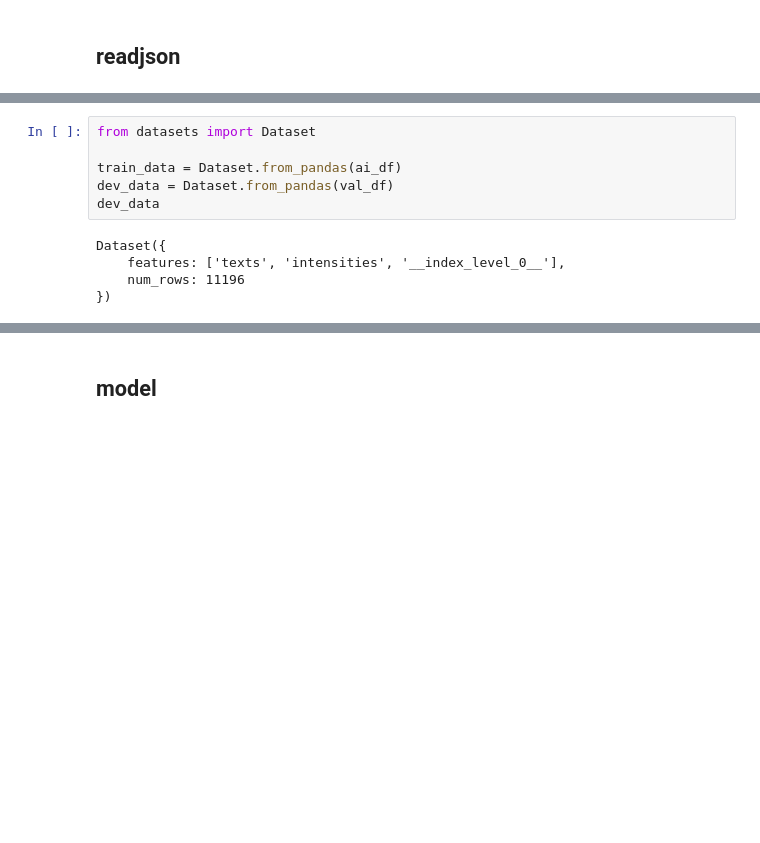
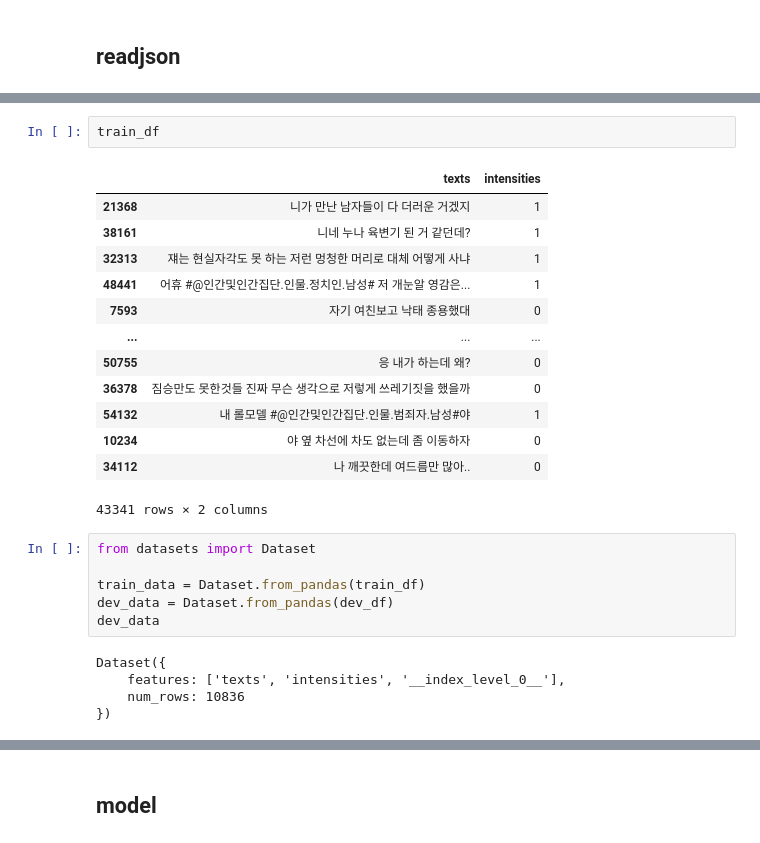
Before and after one commit to minjacho42/groomProject, a Jupyter notebook: tokenMasker/styleTokenMask.ipynb, the cells around one changed output, grey strips where cells are left out. Drawn from its saved outputs; the diff is of its cells as text; blank space fills up the shorter version.

```diff
--- a/tokenMasker/styleTokenMask.ipynb
+++ b/tokenMasker/styleTokenMask.ipynb
@@ -165,13 +180,29 @@ val_df
+# %%
+train_df
+# %% [output]
+|  | texts | intensities |
+| 21368 | 니가 만난 남자들이 다 더러운 거겠지 | 1 |
+| 38161 | 니네 누나 육변기 된 거 같던데? | 1 |
+| 32313 | 쟤는 현실자각도 못 하는 저런 멍청한 머리로 대체 어떻게 사냐 | 1 |
+| 48441 | 어휴 #@인간및인간집단.인물.정치인.남성# 저 개눈알 영감은... | 1 |
+| 7593 | 자기 여친보고 낙태 종용했대 | 0 |
+| ... | ... | ... |
+| 50755 | 응 내가 하는데 왜? | 0 |
+| 36378 | 짐승만도 못한것들 진짜 무슨 생각으로 저렇게 쓰레기짓을 했을까 | 0 |
+| 54132 | 내 롤모델 #@인간및인간집단.인물.범죄자.남성#야 | 1 |
+| 10234 | 야 옆 차선에 차도 없는데 좀 이동하자 | 0 |
+| 34112 | 나 깨끗한데 여드름만 많아.. | 0 |
+43341 rows × 2 columns
 # %%
 from datasets import Dataset
 
-train_data = Dataset.from_pandas(ai_df)
-dev_data = Dataset.from_pandas(val_df)
+train_data = Dataset.from_pandas(train_df)
+dev_data = Dataset.from_pandas(dev_df)
 dev_data
 # %% [output]
 Dataset({
     features: ['texts', 'intensities', '__index_level_0__'],
-    num_rows: 11196
+    num_rows: 10836
 })
 # %%
 train_data
```
Also changed, not shown: parts of 28 cells of this notebook, 3 other files.
